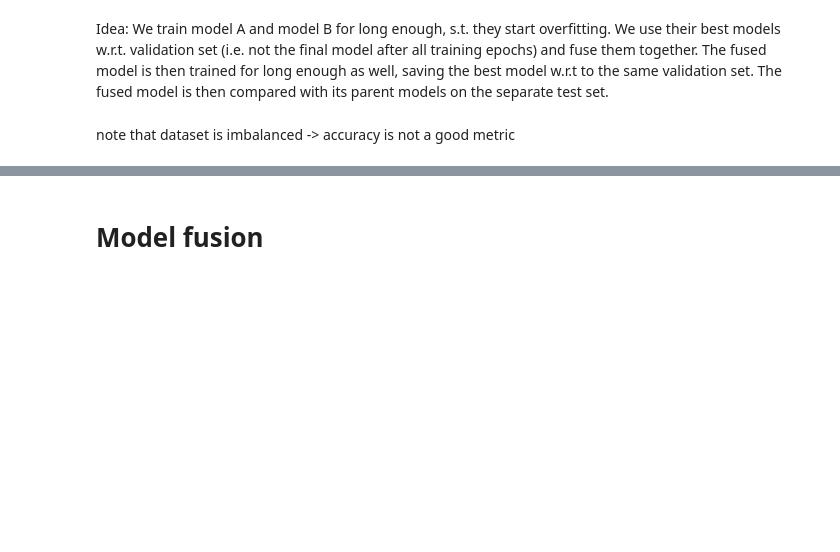
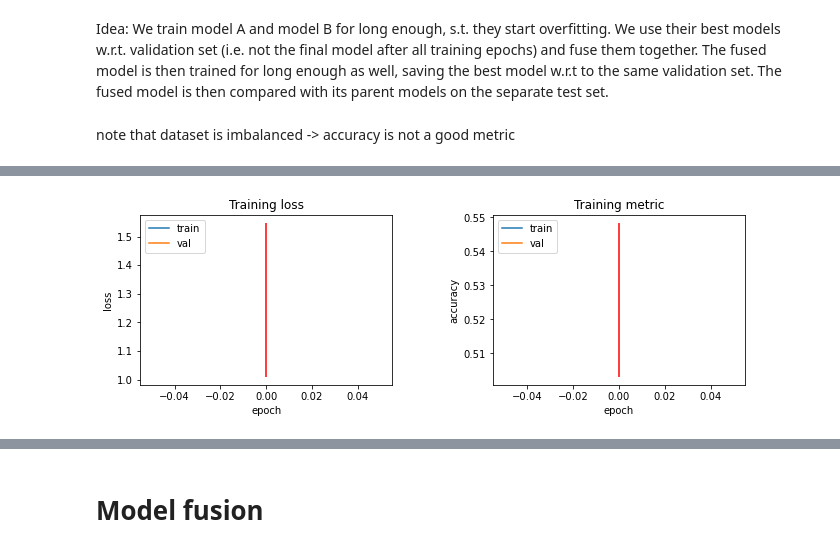
Before and after one commit to Yahnnosh/Exploring-Model-Fusion-with-Optimal-Transport-on-Transformers, a Jupyter notebook: model_fusion.ipynb, the cells around one changed output, grey strips where cells are left out. Saved outputs shown, nothing was run; the diff lists cells and outputs as text; code cells hidden in the pictures; blank space fills up the shorter version.

```diff
--- a/model_fusion.ipynb
+++ b/model_fusion.ipynb
@@ -270,15 +238,14 @@ tokenizer = Tokenizer()
 loader = DataLoader(tokenize = tokenizer.tokenize)
 
 # import data (combine train/test as we split afterwards anyways)
-data = pd.concat([pd.read_csv("./Data/SMS_train.csv", encoding='ISO-8859-1'),
-                  pd.read_csv("./Data/SMS_test.csv", encoding='ISO-8859-1')])
-
+# data = pd.concat([pd.read_csv("./Data/IMDB Dataset.csv", encoding='ISO-8859-1'),
+#                   pd.read_csv("./Data/IMDB Dataset.csv", encoding='ISO-8859-1')])
+data = pd.read_csv("./Data/IMDB Dataset.csv", encoding='ISO-8859-1')
 # convert string label to binary (int) label (spam:1, non-spam:0)
-labels = pd.Series((data['Label'] == 'Spam').astype(int))
-data['Label'] = labels
+data["sentiment"] = data['sentiment'].apply(lambda x : int(x == "positive"))
 
 # train, test, val split
-train, valid, test = loader.make_dataset(data[['Message_body', 'Label']])
+train, valid, test = loader.make_dataset(data)
 vocab = loader.get_vocab(train.iloc[:, 0])
 train_iter, valid_iter, test_iter = loader.make_iter(train, valid, test,
                                                      batch_size=128,
@@ -288,5 +255,8 @@ train_iter, valid_iter, test_iter = loader.make_iter(train, valid, test,
 pad_idx = vocab['__PAD__']
 voc_size = len(vocab)
 print("Vocabulary Size : ", voc_size)
+
+# Creating the embedding matrix
+embedding = torch.nn.Embedding(voc_size, 64)
 # %% [output]
 dataset initializing start
@@ -306,11 +283,12 @@ note that dataset is imbalanced -> accuracy is not a good metric
 # %%
 %%time
 # train model A
-modelA = TransformerClassifier(src_pad_idx = pad_idx,
+modelA = TransformerClassifier(embedding=embedding,
+                              src_pad_idx = pad_idx,
                               enc_voc_size = voc_size,
                               max_len = 256,
-                              d_model = 512,
-                              ffn_hidden = 2048,
+                              d_model = 64,
+                              ffn_hidden = 512,
                               n_head = 1,
                               n_layers = 1,
                               drop_prob = 0.1,
@@ -320,7 +298,7 @@ optA = torch.optim.Adam(modelA.parameters(), lr=0.001)
 loss_fnA = nn.CrossEntropyLoss()
 
 
-epochs = 700
+epochs = 1
 
 historyA, best_modelA, best_model_scoreA = train_save_best(model=modelA,
                                                             iterator=train_iter,
@@ -330,9 +308,10 @@ historyA, best_modelA, best_model_scoreA = train_save_best(model=modelA,
                                                             clip=1,
                                                             device=device)
 
-# save model
-torch.save(best_modelA, './Models/modelA')
+# # save model
+# torch.save(best_modelA, './Models/modelA')
 
-# save history
-with open('./Models/historyA.txt', 'w') as dat:
-    dat.write(str(historyA))
+# # save history
+# with open('./Models/historyA.txt', 'w') as dat:
+#     dat.write(str(historyA))
+# %% [output]
@@ -338,0 +319 @@ with open('./Models/historyA.txt', 'w') as dat:
+[figure, added]
```
Also changed, not shown: parts of 11 cells of this notebook, 4 other files.
